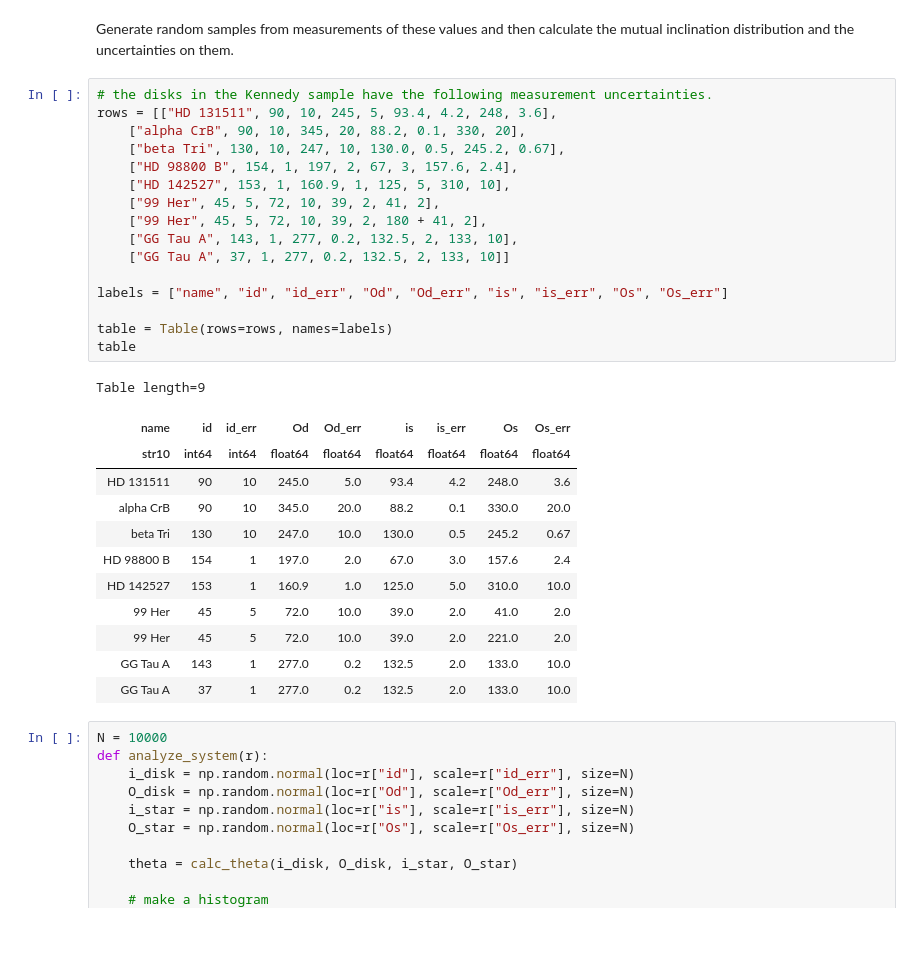
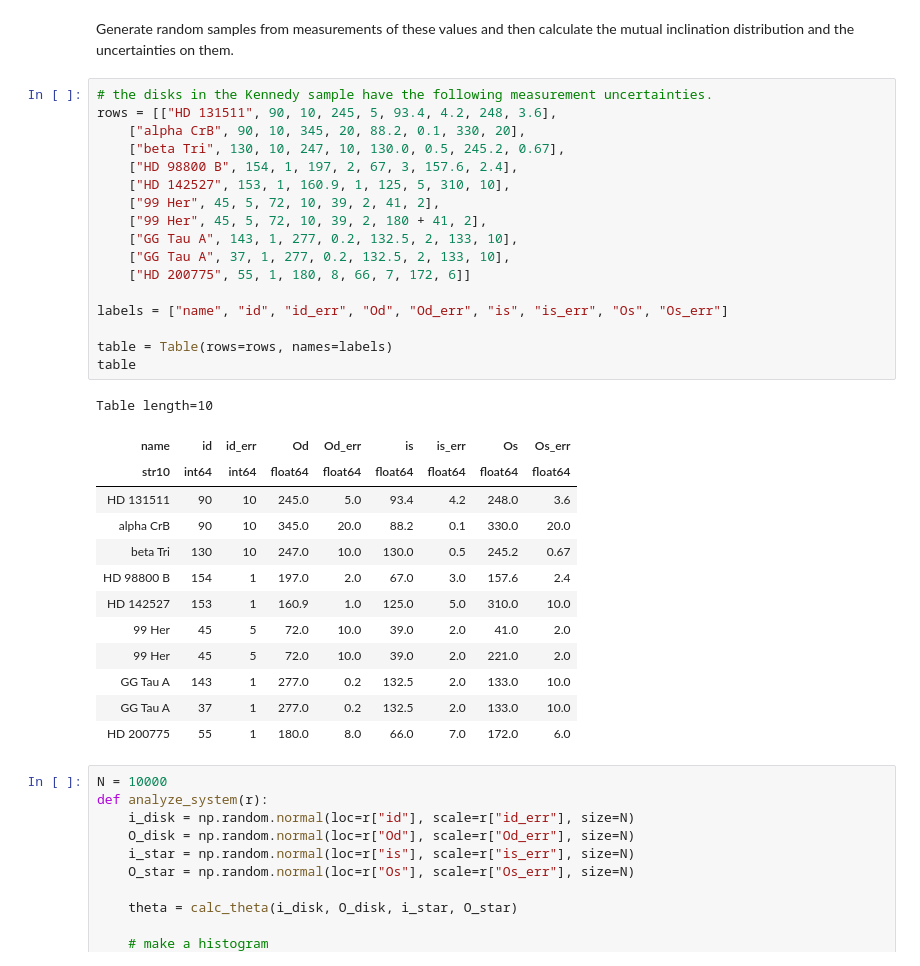
Before and after one commit to iancze/hierarchical-mutual-inclinations, a Jupyter notebook: MutualInclinationUncertainty.ipynb, the cells around one changed output. Saved outputs shown, nothing was run; the diff lists cells and outputs as text; blank space fills up the shorter version.

```diff
--- a/MutualInclinationUncertainty.ipynb
+++ b/MutualInclinationUncertainty.ipynb
@@ -27,32 +27,34 @@ Generate random samples from measurements of these values and then calculate the
 # %%
 # the disks in the Kennedy sample have the following measurement uncertainties.
 rows = [["HD 131511", 90, 10, 245, 5, 93.4, 4.2, 248, 3.6],
     ["alpha CrB", 90, 10, 345, 20, 88.2, 0.1, 330, 20],
     ["beta Tri", 130, 10, 247, 10, 130.0, 0.5, 245.2, 0.67],
     ["HD 98800 B", 154, 1, 197, 2, 67, 3, 157.6, 2.4],
     ["HD 142527", 153, 1, 160.9, 1, 125, 5, 310, 10],
     ["99 Her", 45, 5, 72, 10, 39, 2, 41, 2],
     ["99 Her", 45, 5, 72, 10, 39, 2, 180 + 41, 2],
     ["GG Tau A", 143, 1, 277, 0.2, 132.5, 2, 133, 10],
-    ["GG Tau A", 37, 1, 277, 0.2, 132.5, 2, 133, 10]]
+    ["GG Tau A", 37, 1, 277, 0.2, 132.5, 2, 133, 10],
+    ["HD 200775", 55, 1, 180, 8, 66, 7, 172, 6]]
 
 labels = ["name", "id", "id_err", "Od", "Od_err", "is", "is_err", "Os", "Os_err"]
 
 table = Table(rows=rows, names=labels)
 table
 # %% [output]
-Table length=9
+Table length=10
 | name | id | id_err | Od | Od_err | is | is_err | Os | Os_err |
 | str10 | int64 | int64 | float64 | float64 | float64 | float64 | float64 | float64 |
 | HD 131511 | 90 | 10 | 245.0 | 5.0 | 93.4 | 4.2 | 248.0 | 3.6 |
 | alpha CrB | 90 | 10 | 345.0 | 20.0 | 88.2 | 0.1 | 330.0 | 20.0 |
 | beta Tri | 130 | 10 | 247.0 | 10.0 | 130.0 | 0.5 | 245.2 | 0.67 |
 | HD 98800 B | 154 | 1 | 197.0 | 2.0 | 67.0 | 3.0 | 157.6 | 2.4 |
 | HD 142527 | 153 | 1 | 160.9 | 1.0 | 125.0 | 5.0 | 310.0 | 10.0 |
 | 99 Her | 45 | 5 | 72.0 | 10.0 | 39.0 | 2.0 | 41.0 | 2.0 |
 | 99 Her | 45 | 5 | 72.0 | 10.0 | 39.0 | 2.0 | 221.0 | 2.0 |
 | GG Tau A | 143 | 1 | 277.0 | 0.2 | 132.5 | 2.0 | 133.0 | 10.0 |
 | GG Tau A | 37 | 1 | 277.0 | 0.2 | 132.5 | 2.0 | 133.0 | 10.0 |
+| HD 200775 | 55 | 1 | 180.0 | 8.0 | 66.0 | 7.0 | 172.0 | 6.0 |
 # %%
 N = 10000
 def analyze_system(r):
```
Also changed, not shown: parts of 1 cell of this notebook.
